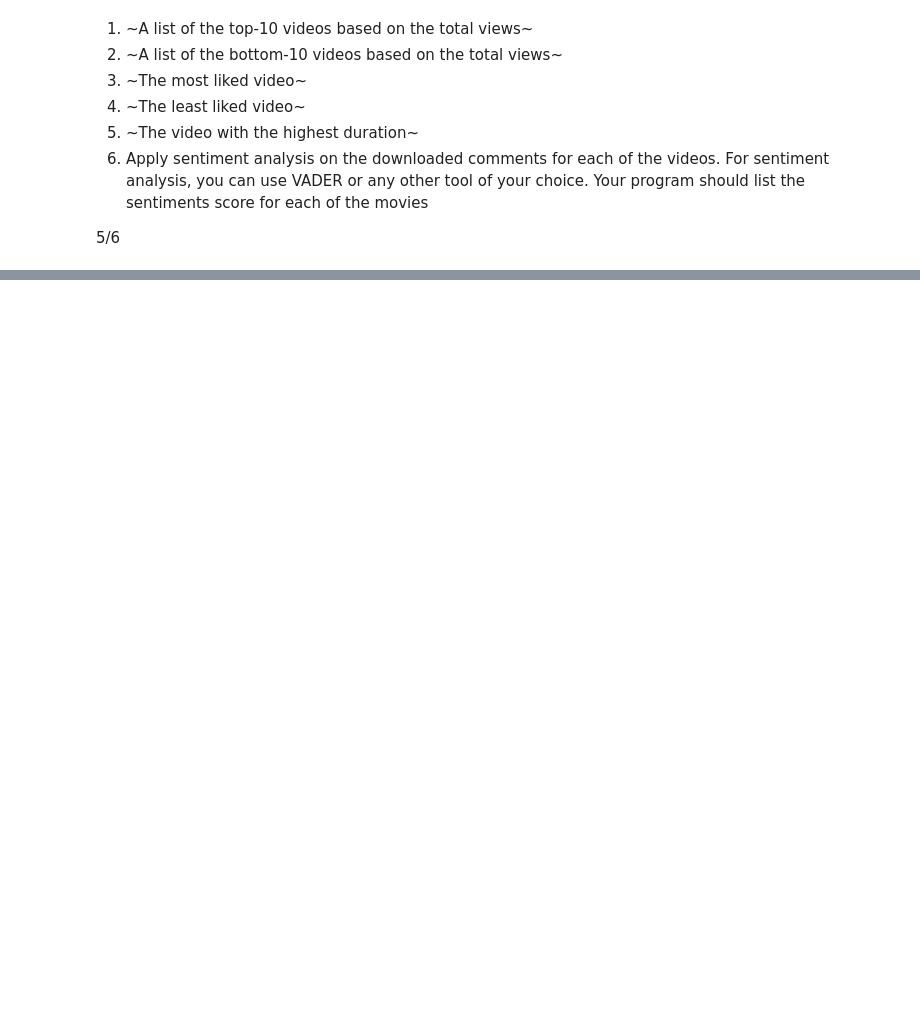
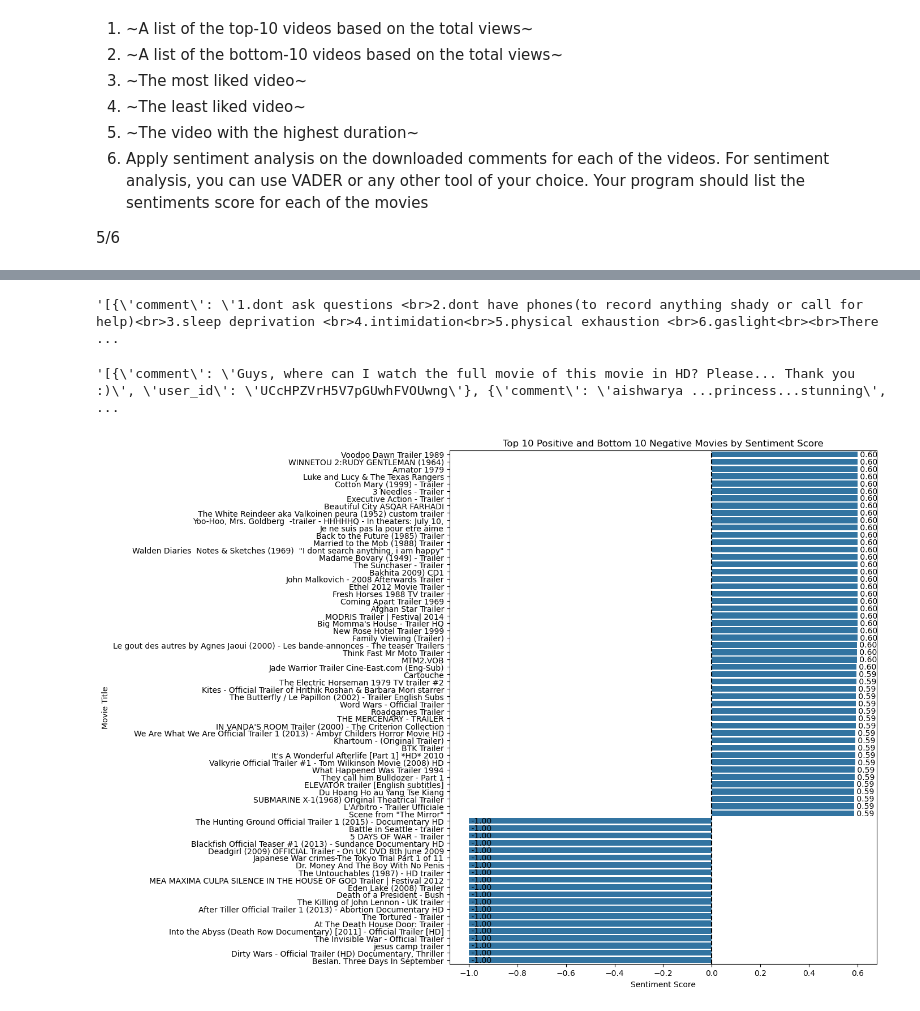
Before and after one commit to svjai/SMA_repo, a Jupyter notebook: trail1_assignment_usingapi_GCP_jay_main_repo.ipynb, the cells around one changed output, grey strips where cells are left out. Cells and saved outputs as stored; diff of their text form; code cells hidden in the pictures; blank space fills up the shorter version.

```diff
--- a/trail1_assignment_usingapi_GCP_jay_main_repo.ipynb
+++ b/trail1_assignment_usingapi_GCP_jay_main_repo.ipynb
@@ -851,0 +1020,43 @@ print(f"\nAverage Sentiment Score: {average_sentiment}")
+# %%
+sample_pd.iloc[8095][4]
+# %% [output]
+'[{\'comment\': \'1.dont ask questions <br>2.dont have phones(to record anything shady or call for help)<br>3.sleep deprivation <br>4.intimidation<br>5.physical exhaustion <br>6.gaslight<br><br>There  ...
+# %%
+sample_pd.iloc[8911][4]
+# %% [output]
+'[{\'comment\': \'Guys, where can I watch the full movie of this movie in HD? Please... Thank you :)\', \'user_id\': \'UCcHPZVrH5V7pGUwhFVOUwng\'}, {\'comment\': \'aishwarya ...princess...stunning\',  ...
+# %%
+import matplotlib.pyplot as plt
+import seaborn as sns
+
+# Sort the DataFrame by sentiment score
+sorted_df = sample_pd.sort_values('sentiment_score', ascending=False)
+
+# Get top 10 and bottom 10
+top_10 = sorted_df[11500:11550]
+bottom_10 = sorted_df.tail(20)
+
+# Combine into a single DataFrame
+plot_df = pd.concat([top_10, bottom_10])
+
+# Create the plot
+plt.figure(figsize=(14, 10))
+ax = sns.barplot(x='sentiment_score', y='title', data=plot_df, orient='h')
+
+# Customize the plot
+plt.title('Top 10 Positive and Bottom 10 Negative Movies by Sentiment Score')
+plt.xlabel('Sentiment Score')
+plt.ylabel('Movie Title')
+
+# Add a vertical line at x=0 to separate positive and negative scores
+plt.axvline(x=0, color='black', linestyle='--')
+
+# Add text annotations for sentiment scores
+for i, v in enumerate(plot_df['sentiment_score']):
+    ax.text(v, i, f' {v:.2f}', va='center')
+
+# Adjust layout and show the plot
+plt.tight_layout()
+plt.show()
+# %% [output]
+[figure, added]
```
Also changed, not shown: parts of 32 cells of this notebook, 1 other file.
